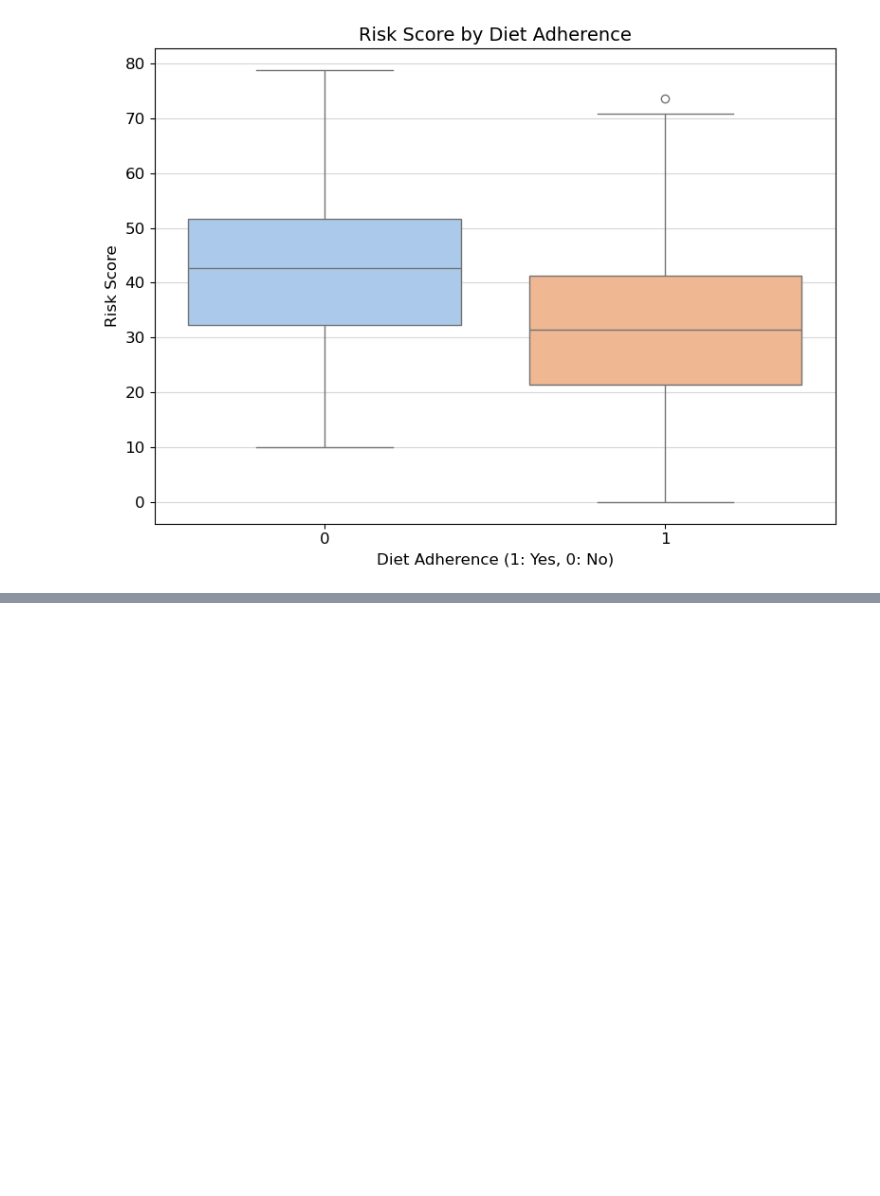
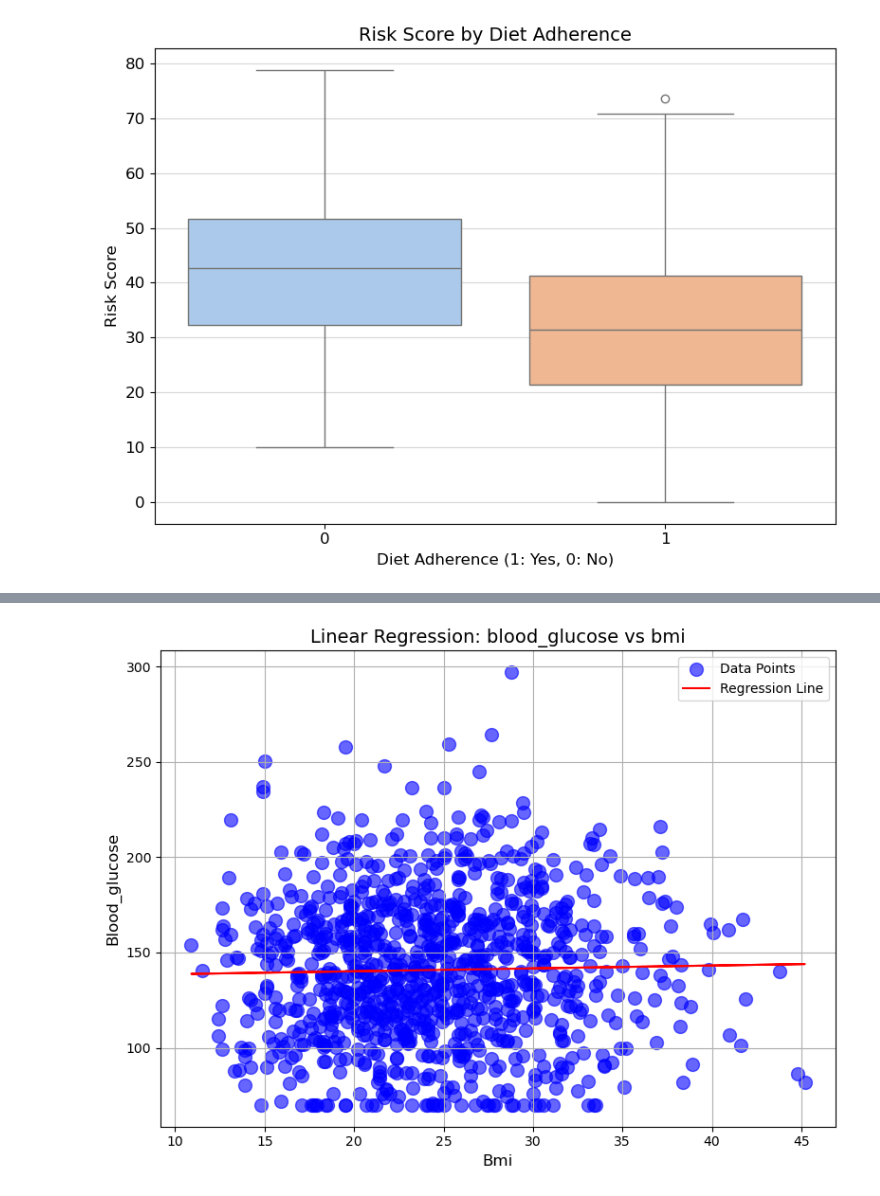
Before and after one commit to bhuvansai93/23098103-Clustering-and-Fitting, a Jupyter notebook: 23098103-Clustering_and_Fitting.ipynb, the cells around one changed output, grey strips where cells are left out. Saved outputs shown, nothing was run; the diff lists cells and outputs as text; code cells hidden in the pictures; blank space fills up the shorter version.

```diff
--- a/23098103-Clustering_and_Fitting.ipynb
+++ b/23098103-Clustering_and_Fitting.ipynb
@@ -523,0 +360,47 @@ plot_fitting_results(fitting_results, df, x_feature="risk_score", y_feature="blo
+# %%
+# Function to plot the regression line and data points
+def plot_regression_line(data, x_feature, y_feature, predictions):
+    """
+    Plot the data points and the regression line.
+
+    Parameters:
+    - data: The dataset with features.
+    - x_feature: The name of the independent variable (X).
+    - y_feature: The name of the dependent variable (Y).
+    - predictions: The predicted Y values based on the regression model.
+    """
+    plt.figure(figsize=(8, 6))
+
+    # Scatter plot of original data points
+    plt.scatter(data[x_feature], data[y_feature], color='blue', label='Data Points',s=100, alpha=0.6)
+
+    # Plot the regression line
+    plt.plot(data[x_feature], predictions, color='red', label='Regression Line')
+
+    # Add labels and title
+    plt.title(f"Linear Regression: {y_feature} vs {x_feature}", fontsize=14)
+    plt.xlabel(x_feature.capitalize(), fontsize=12)
+    plt.ylabel(y_feature.capitalize(), fontsize=12)
+
+    # Add a legend
+    plt.legend(loc='best')
+
+    # Show grid and plot
+    plt.grid(True)
+    plt.tight_layout()
+    plt.show()
+
+# Load the dataset (replace with your actual data file)
+df = pd.read_csv('diabetes_data.csv')  # Replace with your actual file
+
+# Define the feature columns
+x_feature = "bmi"   # Independent variable (X)
+y_feature = "blood_glucose"  # Dependent variable (Y)
+
+# Perform linear regression
+model, predictions = perform_linear_regression(df, x_feature, y_feature)
+
+# Plot the regression line
+plot_regression_line(df, x_feature, y_feature, predictions)
+# %% [output]
+[figure, added]
```
Also changed, not shown: parts of 9 cells of this notebook.
